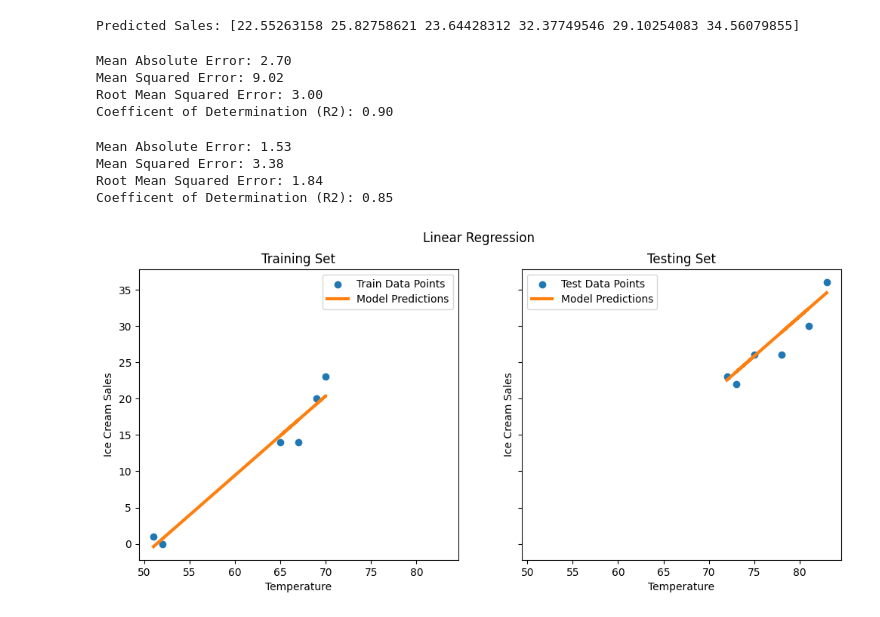
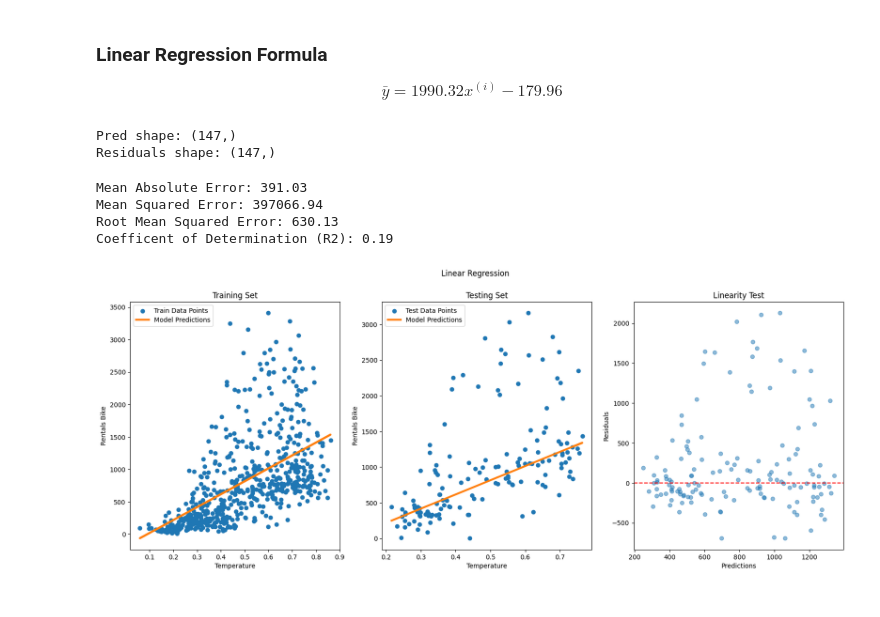
Before and after one commit to nozpera/data-science, a Jupyter notebook: machine-learning/supervised-learning/linear_regression.ipynb, the cells around one changed output. Cells and saved outputs as stored; diff of their text form; code cells hidden in the pictures.

Commit message:
Edited linear regression script

```diff
--- a/machine-learning/supervised-learning/linear_regression.ipynb
+++ b/machine-learning/supervised-learning/linear_regression.ipynb
@@ -12,0 +8,4 @@ data = pd.DataFrame({
+# %%
+loc_dataset = "./dataset/daily-bike-share.csv"
+data = pd.read_csv(loc_dataset, delimiter=',', engine='python')
+data
@@ -13,6 +26,6 @@ data = pd.DataFrame({
 # %%
-X = np.array(data['Temperature']).reshape(-1, 1)
-y = np.array(data['Sales'])
+X = np.array(data['temp']).reshape(-1,1)
+y = np.array(data['rentals'])
 print(f"Training Shape: {X.shape}")
 print(f"Testing Shape: {y.shape}")
 # %% [output]
@@ -21,5 +34,5 @@ Testing Shape: (12,)
 # %%
-X_train, X_test, y_train, y_test = train_test_split(X, y, test_size=0.5, shuffle=False)
+X_train, X_test, y_train, y_test = train_test_split(X, y, test_size=0.2, shuffle=False)
 # %%
 plt.figure(figsize=(12,8))
 
@@ -58,8 +64,15 @@ $$\bar{y} = 1.09x^{(i)} - 56.05$$
+# %% [markdown]
+### Linear Regression Formula
+
+$$\bar{y} = 1990.32x^{(i)} - 179.96$$
 # %%
 pred = model.predict(X_test)
-print(f"Predicted Sales: {pred}")
+residuals = y_test - pred
+print(f"Pred shape: {pred.shape}")
+print(f"Residuals shape: {residuals.shape}")
 # %% [output]
-Predicted Sales: [22.55263158 25.82758621 23.64428312 32.37749546 29.10254083 34.56079855]
+Pred shape: (147,)
+Residuals shape: (147,)
 # %%
 mae = mean_absolute_error(y_test, pred)
 mse = mean_squared_error(y_test, pred)
@@ -70,51 +83,41 @@ print(f"Mean Squared Error: {mse:.2f}")
 print(f"Root Mean Squared Error: {rmse:.2f}")
 print(f"Coefficent of Determination (R2): {r2:.2f}")
 # %% [output]
-Mean Absolute Error: 2.70
-Mean Squared Error: 9.02
-Root Mean Squared Error: 3.00
-Coefficent of Determination (R2): 0.90
+Mean Absolute Error: 391.03
+Mean Squared Error: 397066.94
+Root Mean Squared Error: 630.13
+Coefficent of Determination (R2): 0.19
-# %%
-mae = mean_absolute_error(y_test, pred)
-mse = mean_squared_error(y_test, pred)
-rmse = root_mean_squared_error(y_test, pred)
-r2 = r2_score(y_test, pred)
-print(f"Mean Absolute Error: {mae:.2f}")
-print(f"Mean Squared Error: {mse:.2f}")
-print(f"Root Mean Squared Error: {rmse:.2f}")
-print(f"Coefficent of Determination (R2): {r2:.2f}")
-# %% [output]
-Mean Absolute Error: 1.53
-Mean Squared Error: 3.38
-Root Mean Squared Error: 1.84
-Coefficent of Determination (R2): 0.85
 # %%
-fig, ax = plt.subplots(ncols=2, figsize=(12,5), sharex=True, sharey=True)
+fig, ax = plt.subplots(ncols=3, figsize=(20,7), sharex=False, sharey=False)
 
 ax[0].scatter(X_train, y_train, label='Train Data Points')
 ax[0].plot(
     X_train,
     model.predict(X_train),
     linewidth=3,
     color="tab:orange",
     label="Model Predictions"
 )
-ax[0].set(xlabel='Temperature', ylabel='Ice Cream Sales', title='Training Set')
+ax[0].set(xlabel='Temperature', ylabel='Rentals Bike', title='Training Set')
 ax[0].legend()
 
 ax[1].scatter(X_test, y_test, label='Test Data Points')
 ax[1].plot(
     X_test,
     pred,
     linewidth=3,
     color="tab:orange",
     label="Model Predictions"
 )
-ax[1].set(xlabel='Temperature', ylabel='Ice Cream Sales', title='Testing Set')
+ax[1].set(xlabel='Temperature', ylabel='Rentals Bike', title='Testing Set')
 ax[1].legend()
+
+ax[2].scatter(pred, residuals, alpha=0.5)
+ax[2].axhline(y=0, color='red', linestyle='--')
+ax[2].set(xlabel='Predictions', ylabel='Residuals', title='Linearity Test')
 
 fig.suptitle('Linear Regression')
 
 plt.show()
 # %% [output]
-[figure, old version]
+[figure, new version]
```
Also changed, not shown: parts of 6 cells of this notebook.
